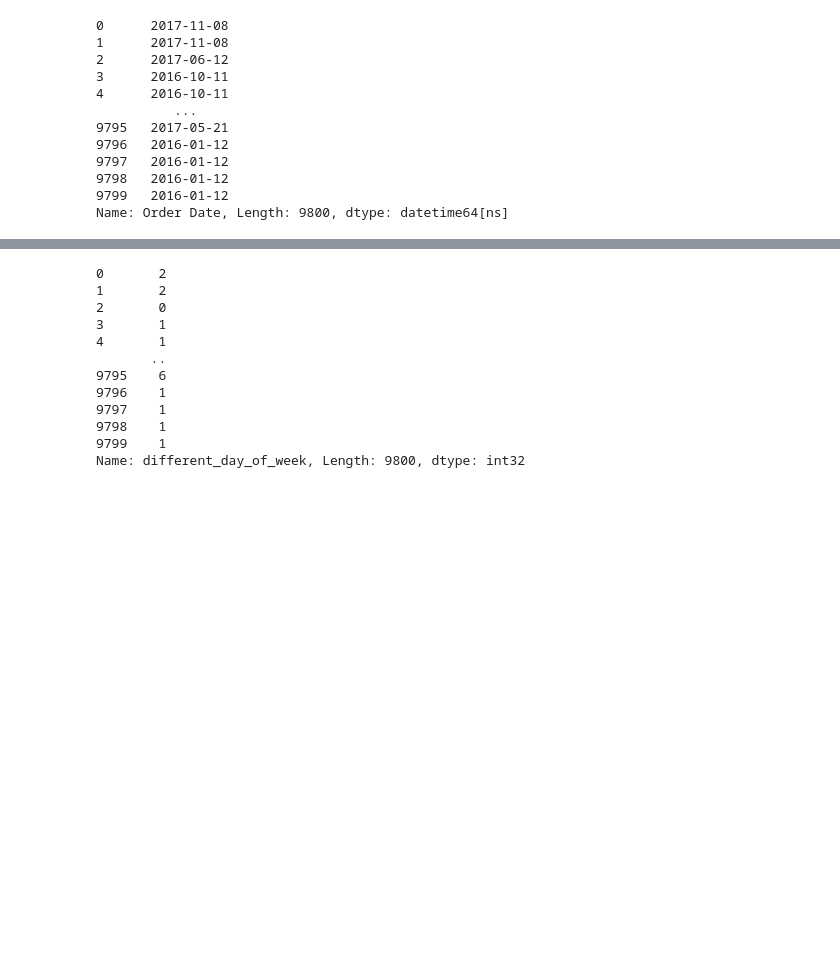
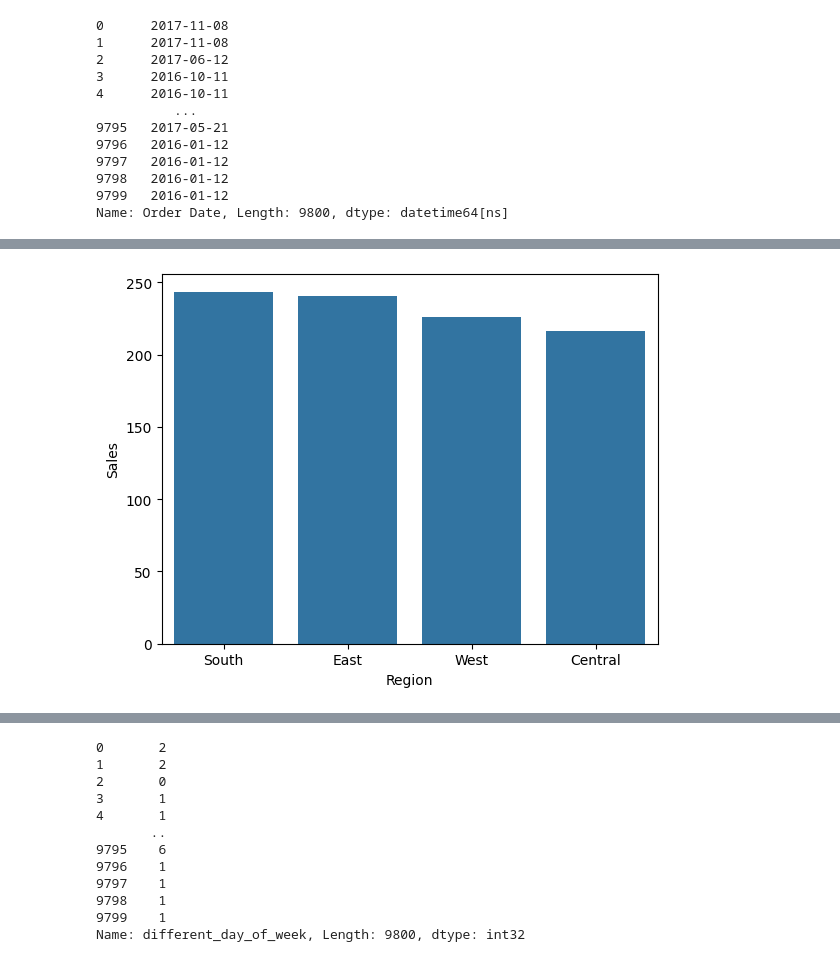
Before and after one commit to PODDA2N/Supermarket-Data-EDA, a Jupyter notebook: Supermarket EDA.ipynb, the cells around one changed output, grey strips where cells are left out. Saved outputs shown, nothing was run; the diff lists cells and outputs as text; code cells hidden in the pictures; blank space fills up the shorter version.

```diff
--- a/Supermarket EDA.ipynb
+++ b/Supermarket EDA.ipynb
@@ -40,0 +203,3 @@ Name: Order Date, Length: 9800, dtype: datetime64[ns]
+# %%
+sales_performance = data.groupby("Region")["Sales"].mean().reset_index().sort_values("Sales",ascending = False)
+sales_performance
@@ -40,0 +212,5 @@ Name: Order Date, Length: 9800, dtype: datetime64[ns]
+# %%
+sns.barplot(data = sales_performance, x ="Region", y = "Sales")
+plt.show()
+# %% [output]
+[figure, added]
```
Also changed, not shown: parts of 61 cells of this notebook.
